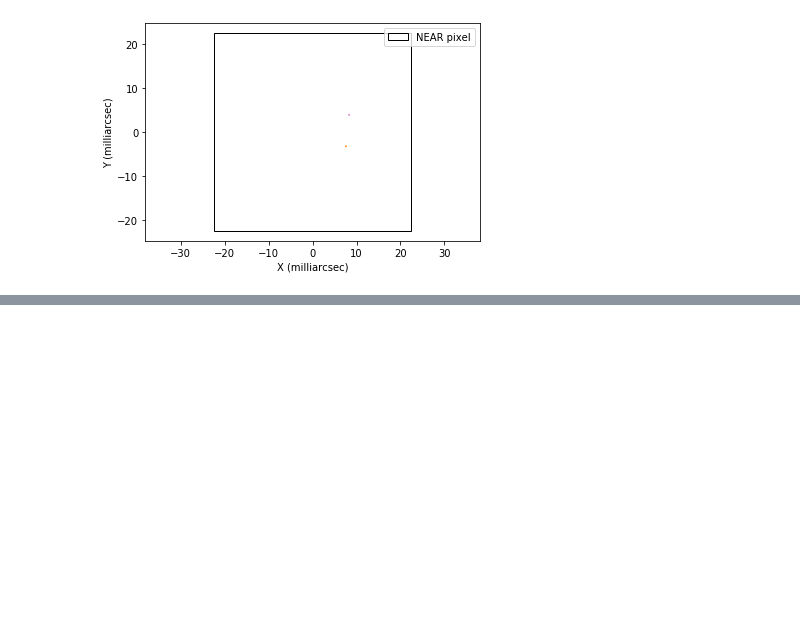
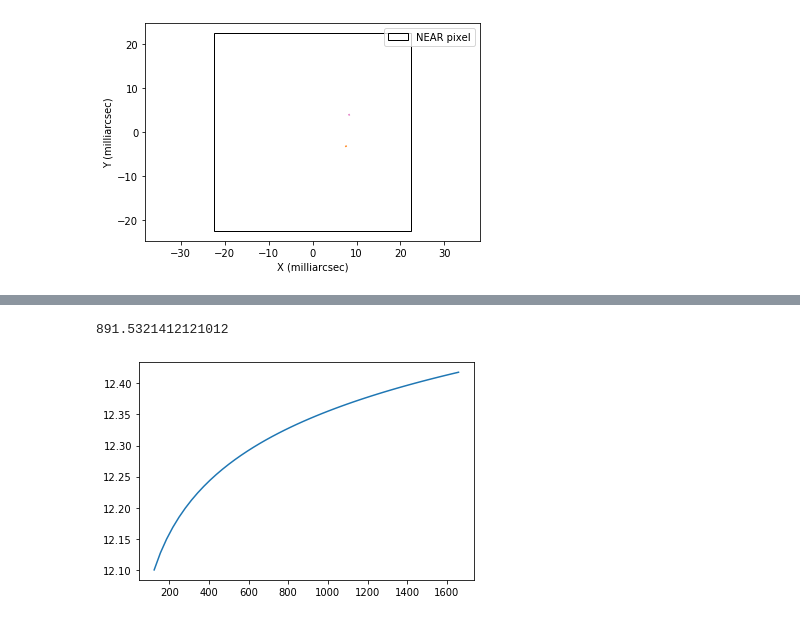
Before and after one commit to aboehle/orbits, a Jupyter notebook: Test Orbits.ipynb, the cells around one changed output, grey strips where cells are left out. Saved outputs shown, nothing was run; the diff lists cells and outputs as text; code cells hidden in the pictures; blank space fills up the shorter version.

```diff
--- a/Test Orbits.ipynb
+++ b/Test Orbits.ipynb
@@ -151,0 +177,8 @@ plt.Rectangle?
+# %%
+masses = np.linspace(124,5.22*const.M_jup/const.M_earth)
+rads = util.mass_radius_relationship(masses)
+plt.plot(masses,rads)
+print(np.average(masses))
+# %% [output]
+891.5321412121012
+[figure, added]
```
Also changed, not shown: parts of 6 cells of this notebook, 2 other files.
